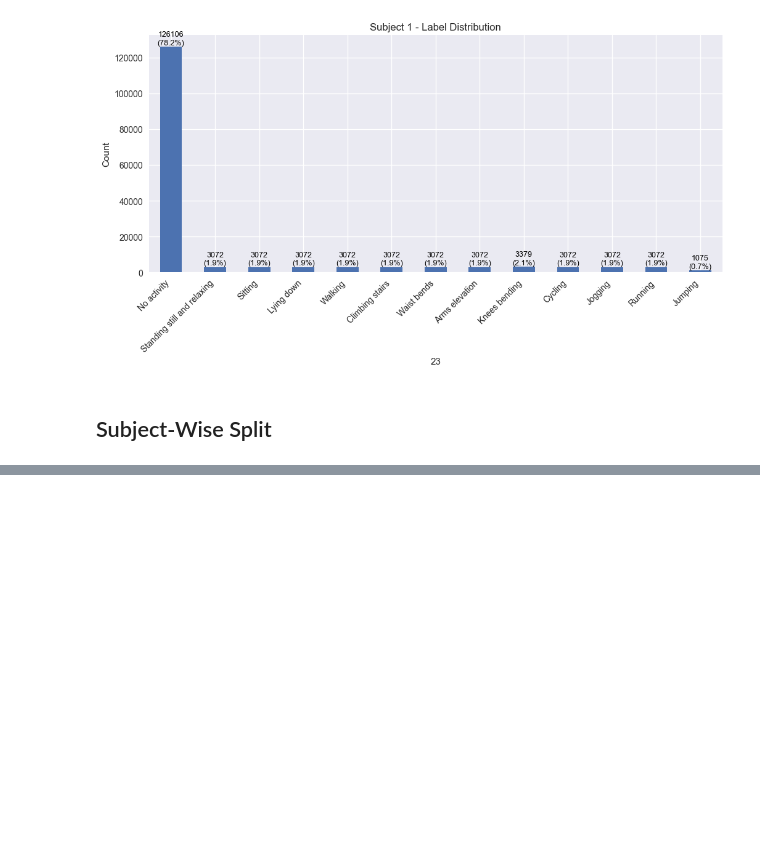
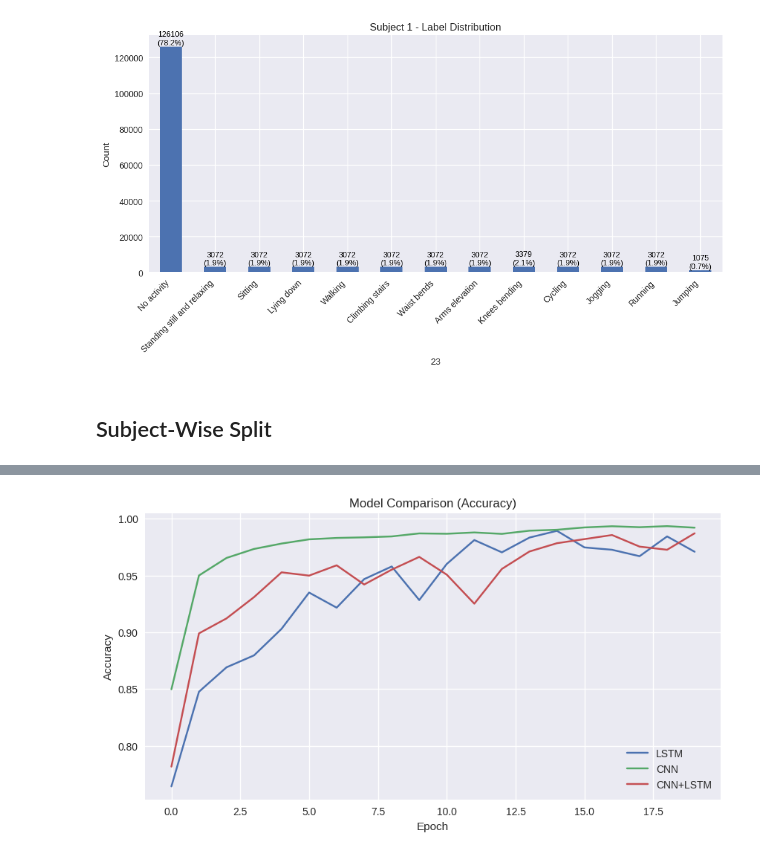
Before and after one commit to JuNYoUnGPaark/ML_2_Class, a Jupyter notebook: MHEALTH/MHEALTH_base.ipynb, the cells around one changed output, grey strips where cells are left out. Saved outputs shown, nothing was run; the diff lists cells and outputs as text; code cells hidden in the pictures; blank space fills up the shorter version.

```diff
--- a/MHEALTH/MHEALTH_base.ipynb
+++ b/MHEALTH/MHEALTH_base.ipynb
@@ -207,0 +379,20 @@ test_subjects = subjects[9]
+# %%
+class CNN_LSTMClassifier(nn.Module):
+    def __init__(self, input_dim, hidden_dim=128, num_layers=1, num_classes=13):
+        super().__init__()
+        self.conv1 = nn.Conv1d(in_channels=input_dim, out_channels=64, kernel_size=5, padding=2)
+        self.bn1   = nn.BatchNorm1d(64)
+        self.relu  = nn.ReLU()
+        self.lstm  = nn.LSTM(64, hidden_dim, num_layers, batch_first=True)
+        self.fc    = nn.Linear(hidden_dim, num_classes)
+
+    def forward(self, x):
+        # (batch, T, C) → (batch, C, T)
+        x = x.permute(0, 2, 1)
+        x = self.relu(self.bn1(self.conv1(x)))  # (batch, 64, T)
+        x = x.permute(0, 2, 1)                  # (batch, T, 64)
+        out, _ = self.lstm(x)                   # (batch, T, hidden_dim)
+        out = out[:, -1, :]                     # 마지막 시퀀스
+        return self.fc(out)
+
+model = CNN_LSTMClassifier(input_dim, num_classes=num_classes).to(device)
@@ -207,0 +431,4 @@ test_subjects = subjects[9]
+# %%
+# 1. LSTM
+lstm_model = LSTMClassifier(input_dim, num_classes=num_classes).to(device)
+hist_lstm = train_model(lstm_model, loader, epochs=20)
@@ -207,0 +456,4 @@ test_subjects = subjects[9]
+# %%
+# 2. CNN
+cnn_model = CNNClassifier(input_dim, num_classes=num_classes).to(device)
+hist_cnn = train_model(cnn_model, loader, epochs=20)
@@ -207,0 +481,4 @@ test_subjects = subjects[9]
+# %%
+# 3. CNN+LSTM
+cnn_lstm_model = CNN_LSTMClassifier(input_dim, num_classes=num_classes).to(device)
+hist_cnn_lstm = train_model(cnn_lstm_model, loader, epochs=20)
@@ -207,0 +506,15 @@ test_subjects = subjects[9]
+# %%
+import matplotlib.pyplot as plt
+
+plt.figure(figsize=(10,5))
+plt.plot(hist_lstm["acc"], label="LSTM")
+plt.plot(hist_cnn["acc"], label="CNN")
+plt.plot(hist_cnn_lstm["acc"], label="CNN+LSTM")
+plt.xlabel("Epoch")
+plt.ylabel("Accuracy")
+plt.title("Model Comparison (Accuracy)")
+plt.legend()
+plt.grid(True)
+plt.show()
+# %% [output]
+[figure, added]
```
Also changed, not shown: parts of 22 cells of this notebook.
